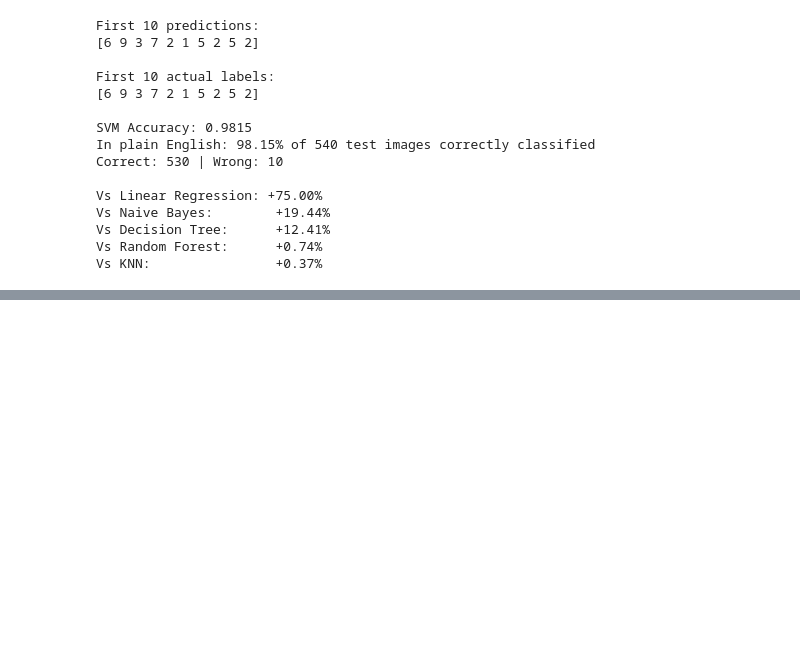
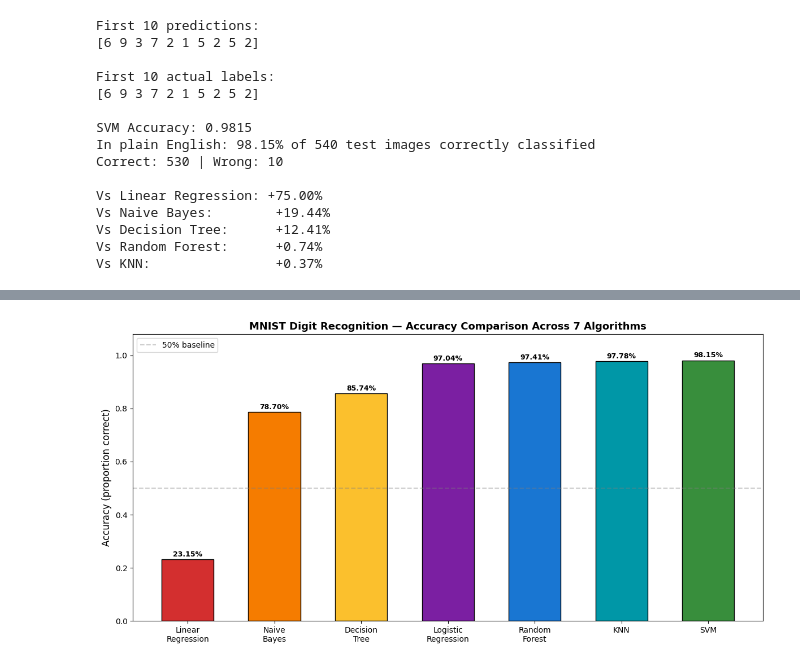
Before and after one commit to Yuvrajtakk/mnist-digit-recognizer, a Jupyter notebook: DigiReco.ipynb, the cells around one changed output, grey strips where cells are left out. Drawn from its saved outputs; the diff is of its cells as text; code cells hidden in the pictures; blank space fills up the shorter version.

Commit message:
Evaluation Phase :- Accuracy comparison bar chart

```diff
--- a/DigiReco.ipynb
+++ b/DigiReco.ipynb
@@ -938,0 +972,96 @@ Vs KNN:                +0.37%
+# %%
+# Cell 13: Visualize all 7 algorithm accuracies side by side
+
+# Store all results in two clean lists — names and their accuracy scores
+# order goes from worst to best so the bar chart reads as a clear ranking
+algorithms = [
+    'Linear\nRegression',
+    'Naive\nBayes',
+    'Decision\nTree',
+    'Logistic\nRegression',
+    'Random\nForest',
+    'KNN',
+    'SVM'
+]
+# \n inside a string means "new line"
+# used here so long algorithm names don't overlap on the x-axis
+
+accuracies = [
+    lr_accuracy,    # 0.2315
+    nb_accuracy,    # 0.7870
+    dt_accuracy,    # 0.8574
+    lr_clf_accuracy,# 0.9704
+    rf_accuracy,    # 0.9759
+    knn_accuracy,   # 0.9778
+    svm_accuracy    # 0.9815
+]
+
+# one color per bar — moving from red (low) to green (high)
+# visually reinforces which algorithms performed well
+colors = [
+    '#d32f2f',  # deep red    — Linear Regression
+    '#f57c00',  # orange      — Naive Bayes
+    '#fbc02d',  # yellow      — Decision Tree
+    '#7b1fa2',  # purple      — Logistic Regression
+    '#1976d2',  # blue        — Random Forest
+    '#0097a7',  # teal        — KNN
+    '#388e3c',  # green       — SVM
+]
+
+# create the canvas and one frame on it
+# figsize=(12, 6) — wider than tall because 7 bars need horizontal room
+fig, ax = plt.subplots(figsize=(12, 6))
+
+# ax.bar() draws the bars
+# algorithms = x positions (the labels)
+# accuracies = bar heights (the values)
+# color = list of colors, one per bar
+# edgecolor = thin black border around each bar for clarity
+# width=0.6 = bars are 60% of available slot width, leaving gaps between
+bars = ax.bar(algorithms, accuracies, color=colors, edgecolor='black', width=0.6)
+
+# write the exact percentage on top of every bar
+# so the reader doesn't have to estimate from the y-axis
+for bar, acc in zip(bars, accuracies):
+    ax.text(
+        bar.get_x() + bar.get_width() / 2,  # horizontal center of this bar
+        bar.get_height() + 0.005,            # just above the top edge
+        f'{acc*100:.2f}%',                   # format: 97.04% not 0.9704
+        ha='center',                          # ha = horizontal alignment
+        va='bottom',                          # va = vertical alignment
+        fontsize=9,
+        fontweight='bold'
+    )
+
+# add a horizontal reference line at 50% to show the halfway mark
+# dashed gray line, low opacity so it doesn't distract
+ax.axhline(y=0.5, color='gray', linestyle='--', alpha=0.4, label='50% baseline')
+
+# axis limits: start at 0 so bars reflect true proportions
+# top at 1.08 to leave room for the percentage labels above tallest bars
+ax.set_ylim(0, 1.08)
+
+# axis labels and title
+ax.set_ylabel('Accuracy (proportion correct)', fontsize=12)
+ax.set_title(
+    'MNIST Digit Recognition — Accuracy Comparison Across 7 Algorithms',
+    fontsize=13, fontweight='bold'
+)
+
+# add the legend for the reference line
+ax.legend(fontsize=10)
+
+plt.tight_layout()
+plt.show()
+
+# also print the ranked table in text form
+print("=" * 45)
+print(f"{'Rank':<6} {'Algorithm':<22} {'Accuracy':>8}")
+print("=" * 45)
+ranked = sorted(zip(algorithms, accuracies), key=lambda x: x[1], reverse=True)
+for i, (name, acc) in enumerate(ranked, 1):
+    name_clean = name.replace('\n', ' ')  # remove the \n for clean printing
+    print(f"{i:<6} {name_clean:<22} {acc*100:>7.2f}%")
+print("=" * 45)
+# %% [output]
+[figure, added]
```
Also changed, not shown: parts of 3 cells of this notebook.
